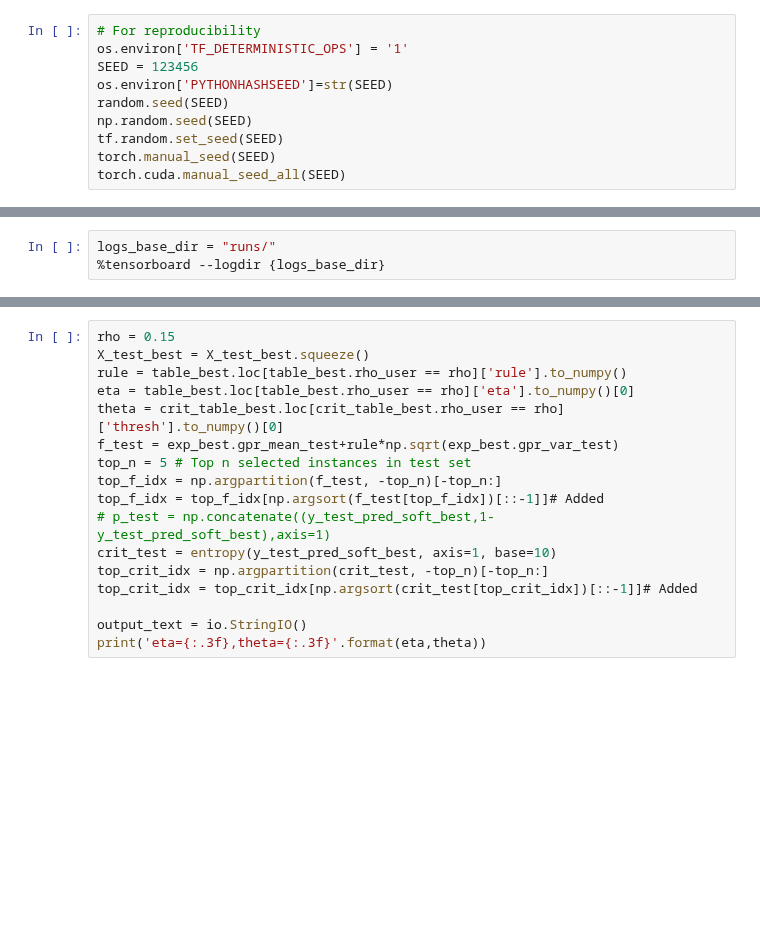
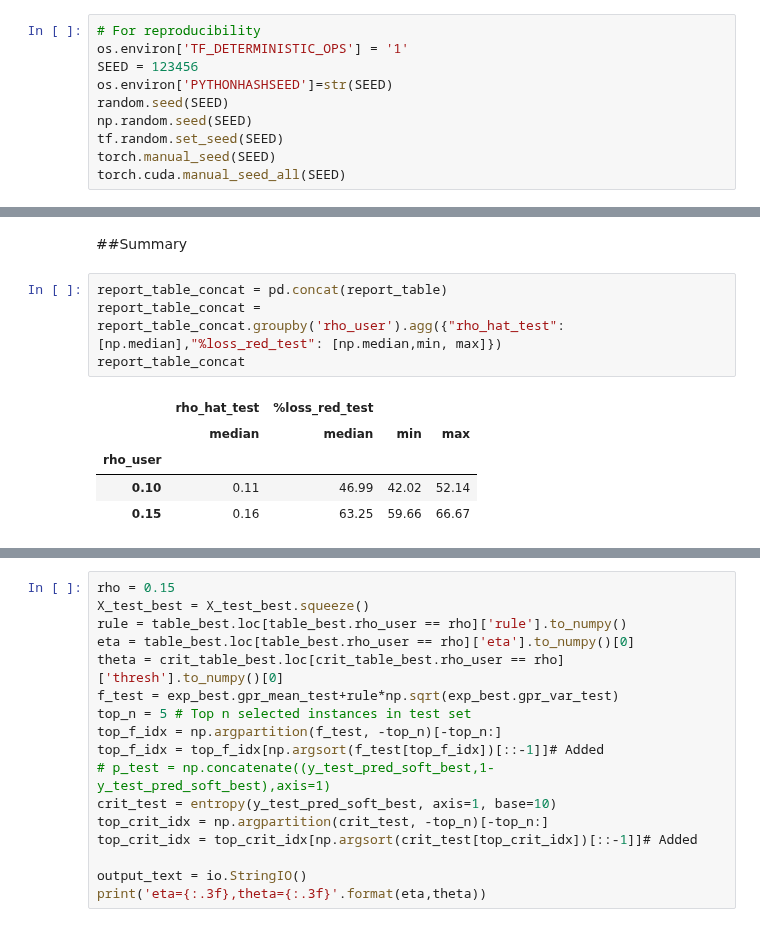
Before and after one commit to cesar-claros/synergistic, a Jupyter notebook: Fashion_MNIST_cnn.ipynb, the cells around one changed output, grey strips where cells are left out. Saved outputs shown, nothing was run; the diff lists cells and outputs as text; blank space fills up the shorter version.

```diff
--- a/Fashion_MNIST_cnn.ipynb
+++ b/Fashion_MNIST_cnn.ipynb
@@ -309,3 +383,12 @@ Iter 498/500 - Loss: -0.160  noise: 0.027
-# %%
-logs_base_dir = "runs/"
-%tensorboard --logdir {logs_base_dir}
+# %% [markdown]
+##Summary
+# %%
+report_table_concat = pd.concat(report_table)
+report_table_concat = report_table_concat.groupby('rho_user').agg({"rho_hat_test":[np.median],"%loss_red_test": [np.median,min, max]})
+report_table_concat
+# %% [output]
+|  | rho_hat_test | %loss_red_test |  |  |
+|  | median | median | min | max |
+| rho_user |  |  |  |  |
+| 0.10 | 0.11 | 46.99 | 42.02 | 52.14 |
+| 0.15 | 0.16 | 63.25 | 59.66 | 66.67 |
```
Also changed, not shown: parts of 12 cells of this notebook.
